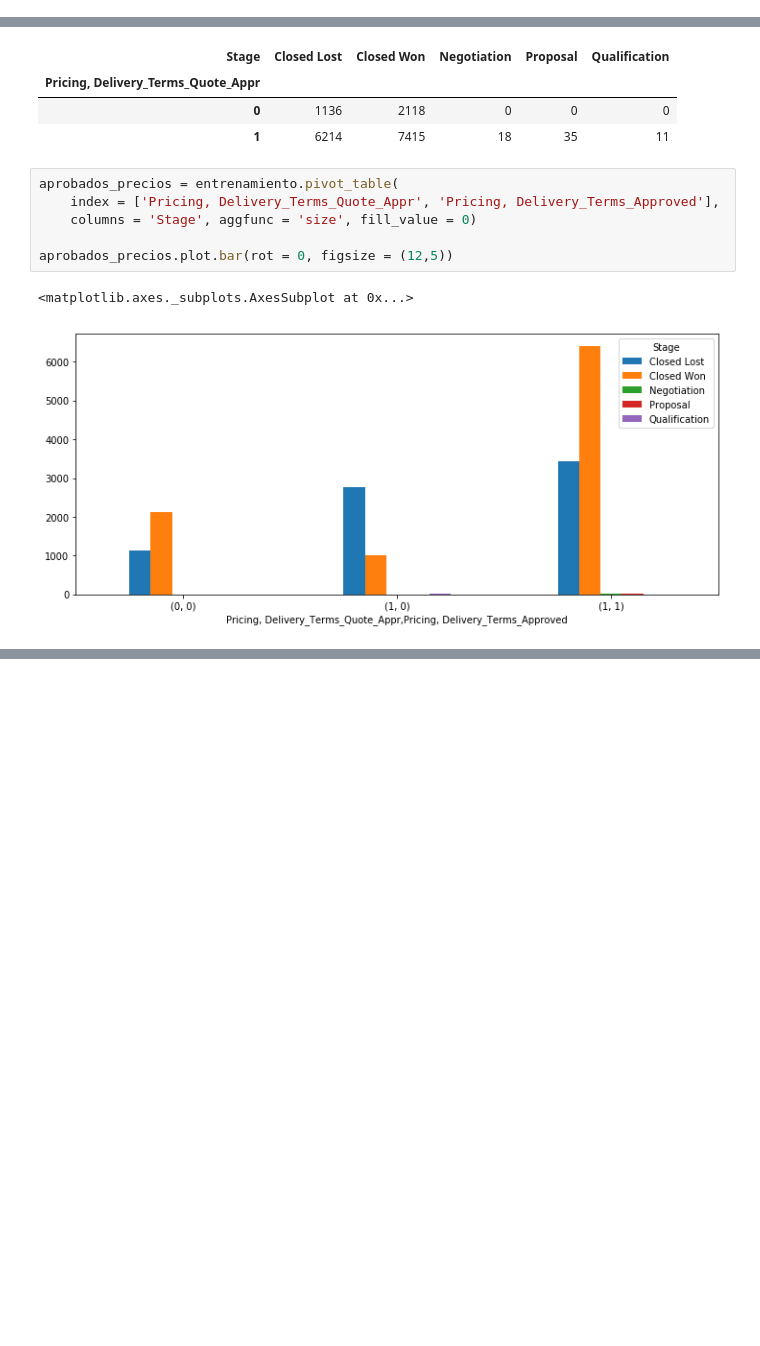
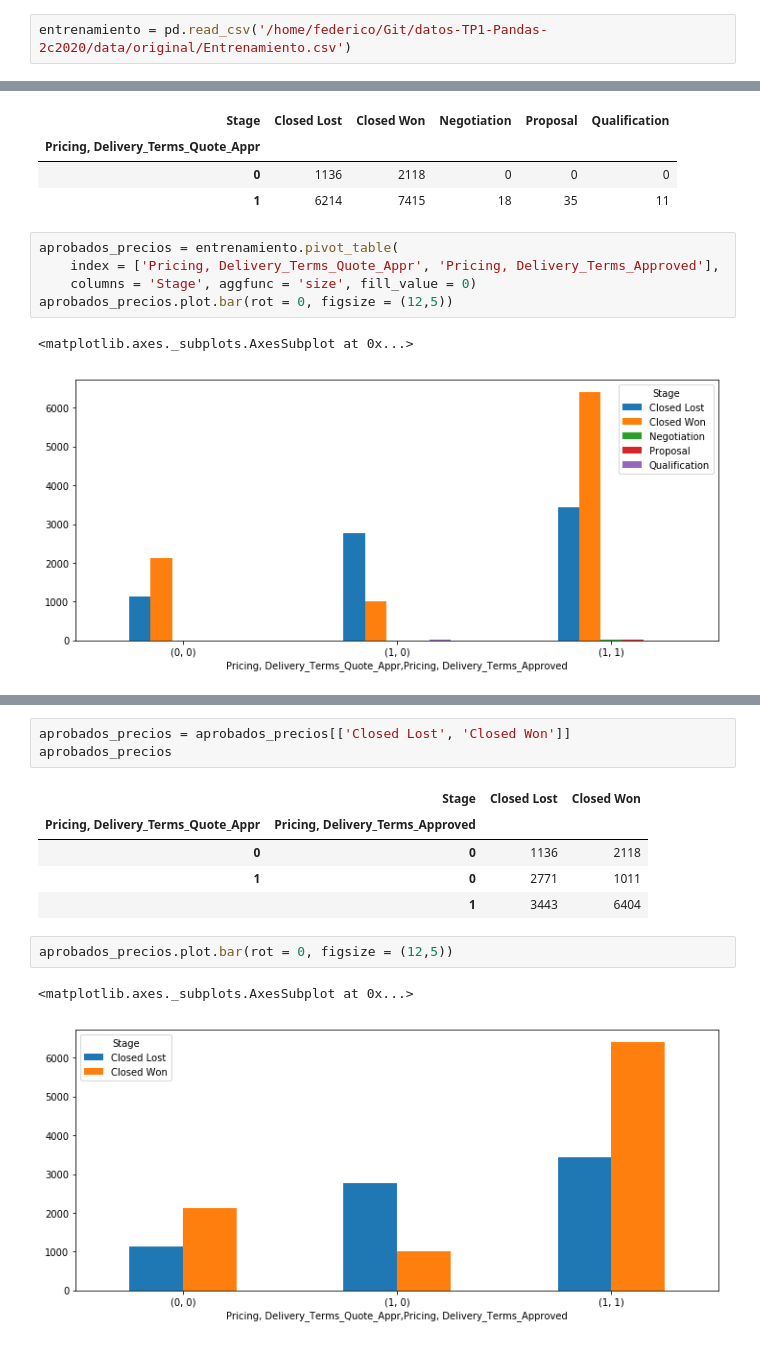
Before and after one commit to nazar9318/datos-TP1-Pandas-2c2020, a Jupyter notebook: notebooks/pricing_approval.ipynb, the cells around one changed output, grey strips where cells are left out. Saved outputs shown, nothing was run; the diff lists cells and outputs as text; blank space fills up the shorter version.

```diff
--- a/notebooks/pricing_approval.ipynb
+++ b/notebooks/pricing_approval.ipynb
@@ -8,3 +6,5 @@ entrenamiento = pd.read_csv('Entrenamieto_ECI_2020.csv')
+# %%
+entrenamiento = pd.read_csv('/home/federico/Git/datos-TP1-Pandas-2c2020/data/original/Entrenamiento.csv')
 # %%
 entrenamiento.head()
 # %% [output]
@@ -96,7 +96,6 @@ aprobacion_precios
 aprobados_precios = entrenamiento.pivot_table(
     index = ['Pricing, Delivery_Terms_Quote_Appr', 'Pricing, Delivery_Terms_Approved'],
     columns = 'Stage', aggfunc = 'size', fill_value = 0)
-
 aprobados_precios.plot.bar(rot = 0, figsize = (12,5))
 # %% [output]
 <matplotlib.axes._subplots.AxesSubplot at 0x...>
@@ -109,3 +108,17 @@ aprobados_precios
 | 0 | 0 | 1136 | 2118 | 0 | 0 | 0 |
 | 1 | 0 | 2771 | 1011 | 1 | 9 | 11 |
 |  | 1 | 3443 | 6404 | 17 | 26 | 0 |
+# %%
+aprobados_precios = aprobados_precios[['Closed Lost', 'Closed Won']]
+aprobados_precios
+# %% [output]
+|  | Stage | Closed Lost | Closed Won |
+| Pricing, Delivery_Terms_Quote_Appr | Pricing, Delivery_Terms_Approved |  |  |
+| 0 | 0 | 1136 | 2118 |
+| 1 | 0 | 2771 | 1011 |
+|  | 1 | 3443 | 6404 |
+# %%
+aprobados_precios.plot.bar(rot = 0, figsize = (12,5))
+# %% [output]
+<matplotlib.axes._subplots.AxesSubplot at 0x...>
+[figure, added]
```
Also changed, not shown: parts of 8 cells of this notebook.
